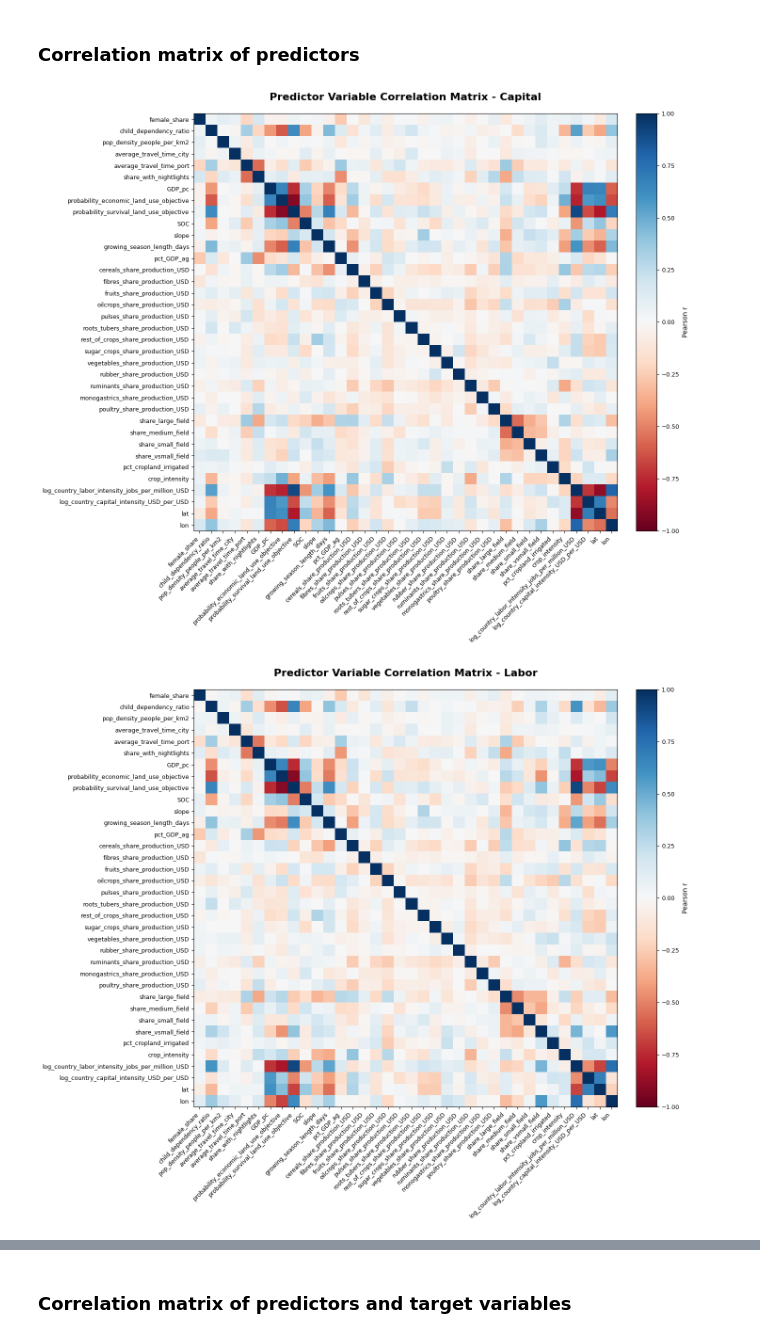
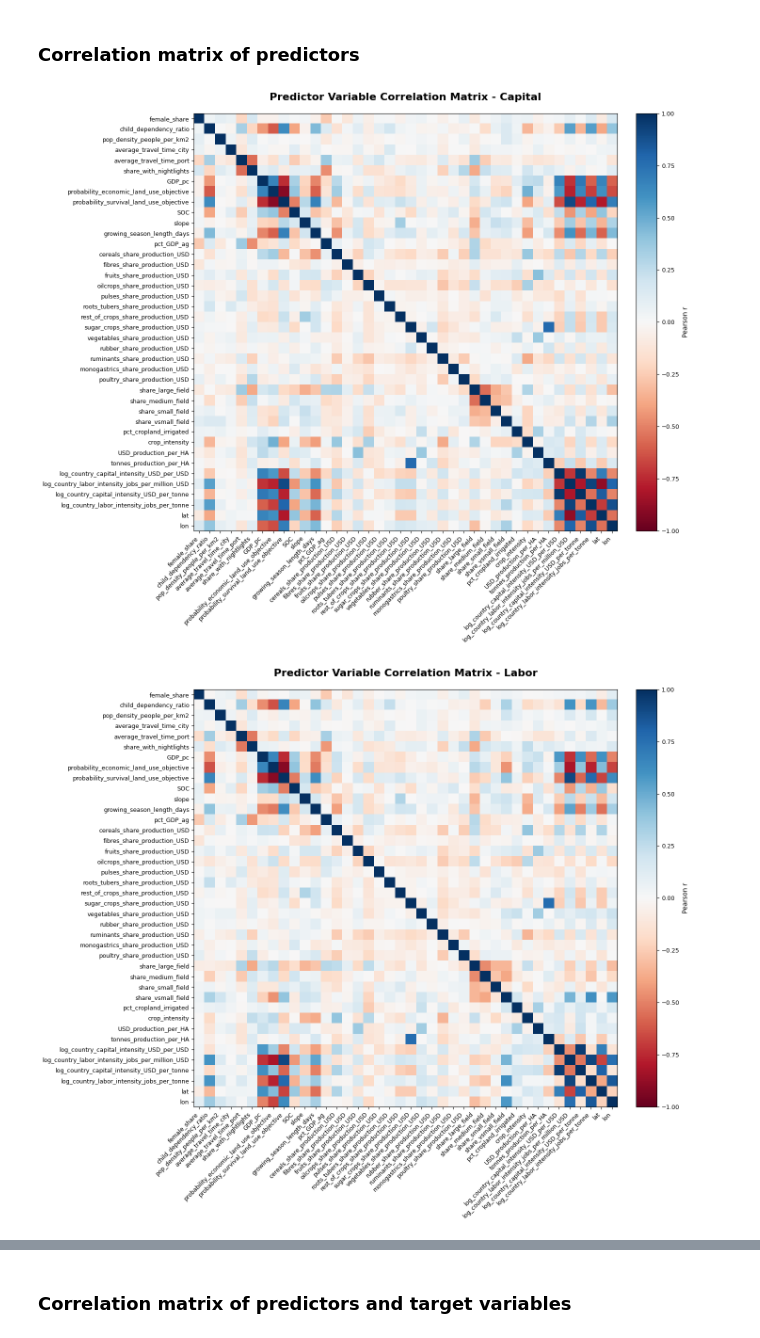
Before and after one commit to carinamani/AgDownscaling, a Jupyter notebook: 02_EDA/identify_colinear_predictors.ipynb, the cells around one changed output, grey strips where cells are left out. Drawn from its saved outputs; the diff is of its cells as text; code cells hidden in the pictures.

```diff
--- a/02_EDA/identify_colinear_predictors.ipynb
+++ b/02_EDA/identify_colinear_predictors.ipynb
@@ -45,7 +45,9 @@ predictor_cols = ['female_share', 'child_dependency_ratio',
        'monogastrics_share_production_USD', 'poultry_share_production_USD',
        'share_large_field', 'share_medium_field', 'share_small_field', 'share_vsmall_field',
        'pct_cropland_irrigated', 'crop_intensity',
-       'log_country_labor_intensity_jobs_per_million_USD', 'log_country_capital_intensity_USD_per_USD',
+       'USD_production_per_HA', 'tonnes_production_per_HA',
+       'log_country_capital_intensity_USD_per_USD', 'log_country_labor_intensity_jobs_per_million_USD',
+       'log_country_capital_intensity_USD_per_tonne', 'log_country_labor_intensity_jobs_per_tonne',
        'lat', 'lon'
 ]
 
@@ -71,7 +73,7 @@ plt.show()
 
 fig.savefig(f"{fd}/predictor_corr_matrix_capital.png", dpi=300, bbox_inches='tight')
 # %% [output]
-[figure, old version]
+[figure, new version]
 # %%
 ### LABOR MODEL
 
@@ -90,35 +92,37 @@ predictor_cols = ['female_share', 'child_dependency_ratio',
        'sugar_crops_share_production_USD', 'vegetables_share_production_USD',
        'rubber_share_production_USD', 'ruminants_share_production_USD',
        'monogastrics_share_production_USD', 'poultry_share_production_USD',
        'share_large_field', 'share_medium_field', 'share_small_field', 'share_vsmall_field',
        'pct_cropland_irrigated', 'crop_intensity',
-       'log_country_labor_intensity_jobs_per_million_USD', 'log_country_capital_intensity_USD_per_USD',
+       'USD_production_per_HA', 'tonnes_production_per_HA',
+       'log_country_capital_intensity_USD_per_USD', 'log_country_labor_intensity_jobs_per_million_USD',
+       'log_country_capital_intensity_USD_per_tonne', 'log_country_labor_intensity_jobs_per_tonne',
        'lat', 'lon'
 ]
 
 corr_labor = labor_model[predictor_cols].corr()
 
 n_vars = len(predictor_cols)
 fig, ax = plt.subplots(figsize=(14, 12))
 
 cax = ax.imshow(corr_labor.values, cmap='RdBu', vmin=-1, vmax=1, aspect='auto')
 
 cbar = fig.colorbar(cax, ax=ax, fraction=0.046, pad=0.04)
 cbar.set_label('Pearson r', fontsize=10)
 cbar.ax.tick_params(labelsize=9)
 
 ax.set_xticks(range(n_vars))
 ax.set_yticks(range(n_vars))
 ax.set_xticklabels(predictor_cols, rotation=45, ha='right', fontsize=9)
 ax.set_yticklabels(predictor_cols, fontsize=9)
 
 ax.set_title("Predictor Variable Correlation Matrix - Labor", fontsize=16, weight='bold', pad=20)
 plt.tight_layout()
 plt.show()
 
 fig.savefig(f"{fd}/predictor_corr_matrix_labor.png", dpi=300, bbox_inches='tight')
 # %% [output]
-[figure, old version]
+[figure, new version]
 # %%
 ### RASTER MODEL
 
```
Also changed, not shown: parts of 3 cells of this notebook, 7 other files.
